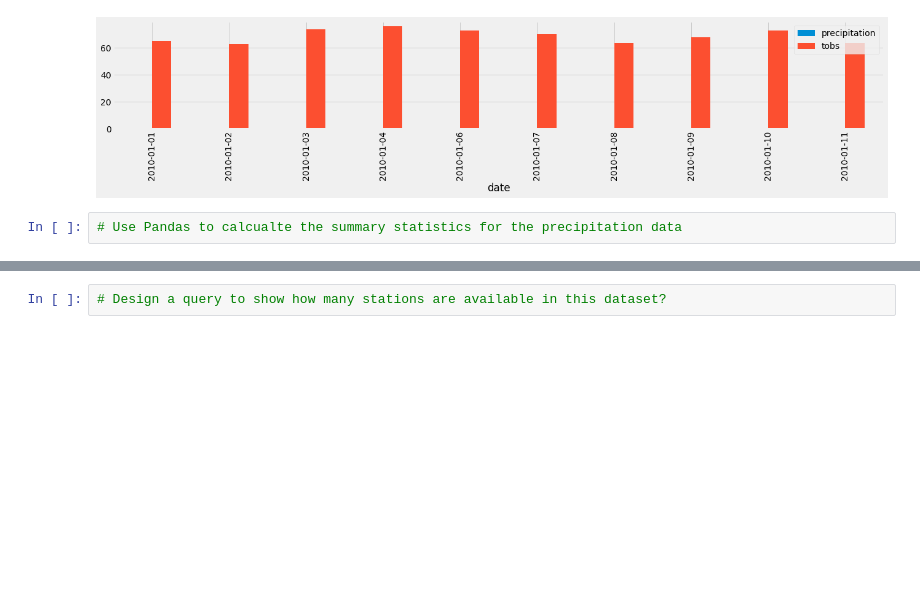
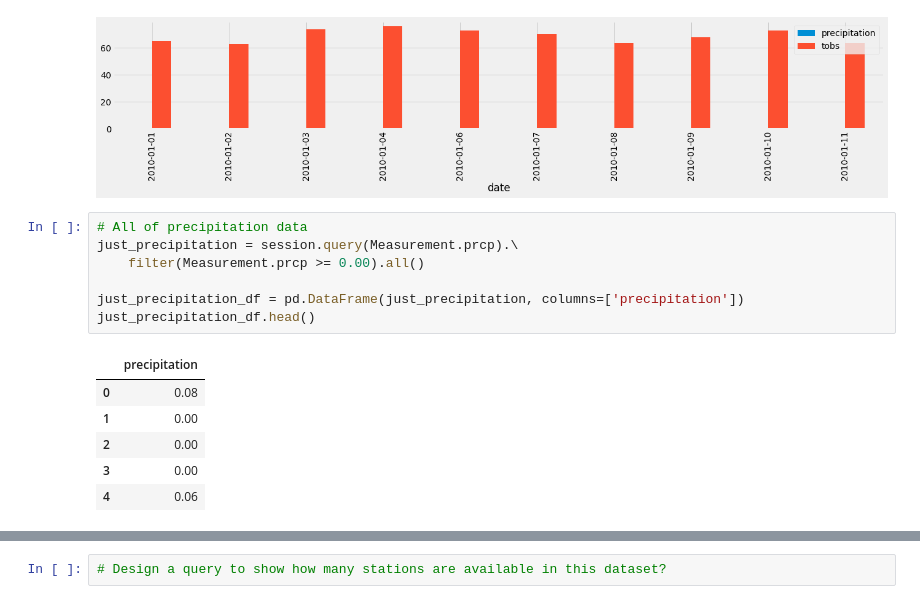
Before and after one commit to aidixon/sqlalchemy-challenge, a Jupyter notebook: app.py.ipynb, the cells around one changed output, grey strips where cells are left out. Cells and saved outputs as stored; diff of their text form; blank space fills up the shorter version.

```diff
--- a/app.py.ipynb
+++ b/app.py.ipynb
@@ -200,5 +200,17 @@ ppt_data_df.plot(kind = "bar", figsize = (20,3))
 plt.show()
 # %% [output]
 [figure]
-# %%
-# Use Pandas to calcualte the summary statistics for the precipitation data
+# %%
+# All of precipitation data
+just_precipitation = session.query(Measurement.prcp).\
+    filter(Measurement.prcp >= 0.00).all()
+
+just_precipitation_df = pd.DataFrame(just_precipitation, columns=['precipitation'])
+just_precipitation_df.head()
+# %% [output]
+|  | precipitation |
+| 0 | 0.08 |
+| 1 | 0.00 |
+| 2 | 0.00 |
+| 3 | 0.00 |
+| 4 | 0.06 |
```
Also changed, not shown: parts of 4 cells of this notebook.
